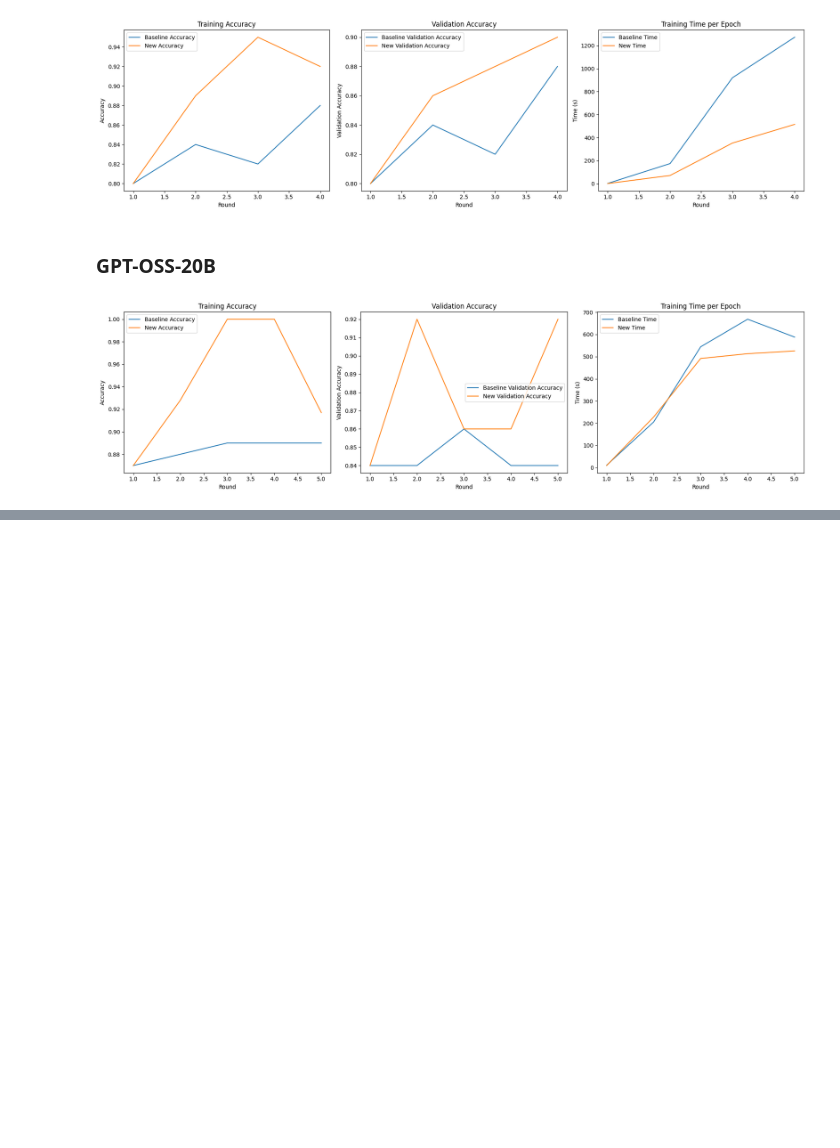
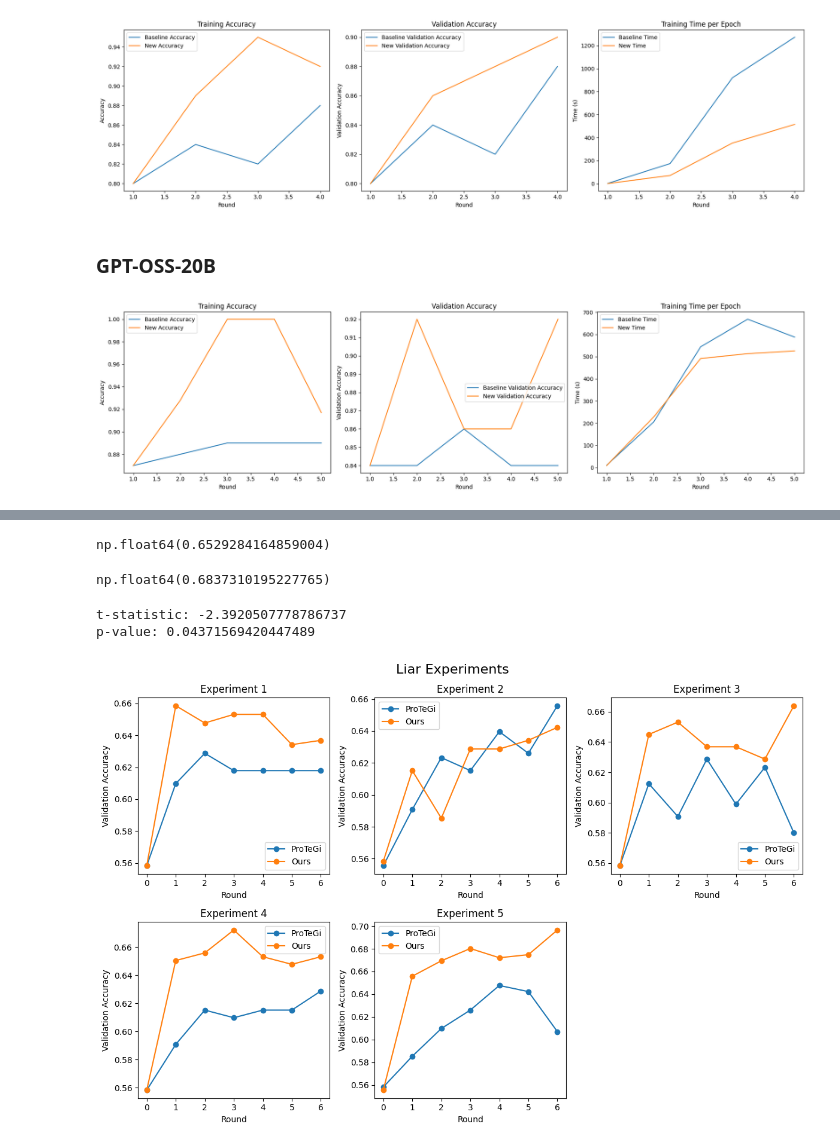
Before and after one commit to viet2005-68/APO, a Jupyter notebook: sample.ipynb, the cells around one changed output, grey strips where cells are left out. Cells and saved outputs as stored; diff of their text form; code cells hidden in the pictures; blank space fills up the shorter version.

```diff
--- a/sample.ipynb
+++ b/sample.ipynb
@@ -90,0 +159,75 @@ plt.show()
+# %%
+mean_protegi_test_acc = protegi_test_samples.mean()
+mean_protegi_test_acc
+# %% [output]
+np.float64(0.6529284164859004)
+# %%
+mean_ours_test_acc = ours_test_samples.mean()
+mean_ours_test_acc
+# %% [output]
+np.float64(0.6837310195227765)
+# %%
+group1 = protegi_test_samples
+group2 = ours_test_samples
+
+t_stat, p_value = ttest_ind(group1, group2)
+
+print("t-statistic:", t_stat)
+print("p-value:", p_value)
+# %% [output]
+t-statistic: -2.3920507778786737
+p-value: 0.04371569420447489
+# %%
+epochs = list(range(0, 7))
+
+# Create a figure with 2 rows and 3 columns
+fig, axes = plt.subplots(2, 3, figsize=(12, 8))  # wider & taller for 2 rows
+
+# Flatten axes array for easy indexing
+axes = axes.flatten()
+
+axes[0].plot(epochs, pass_1["val_acc"], marker='o', label="ProTeGi")
+axes[0].plot(epochs, ours_pass_1["val_acc"], marker='o', label="Ours")
+axes[0].set_xlabel("Round")
+axes[0].set_ylabel("Validation Accuracy")
+axes[0].set_title("Experiment 1")
+axes[0].legend()
+
+axes[1].plot(epochs, pass_2["val_acc"], marker='o', label="ProTeGi")
+axes[1].plot(epochs, ours_pass_2["val_acc"], marker='o', label="Ours")
+axes[1].set_xlabel("Round")
+axes[1].set_ylabel("Validation Accuracy")
+axes[1].set_title("Experiment 2")
+axes[1].legend()
+
+axes[2].plot(epochs, pass_3["val_acc"], marker='o', label="ProTeGi")
+axes[2].plot(epochs, ours_pass_3["val_acc"], marker='o', label="Ours")
+axes[2].set_xlabel("Round")
+axes[2].set_ylabel("Validation Accuracy")
+axes[2].set_title("Experiment 3")
+axes[2].legend()
+
+axes[3].plot(epochs, pass_4["val_acc"], marker='o', label="ProTeGi")
+axes[3].plot(epochs, ours_pass_4["val_acc"], marker='o', label="Ours")
+axes[3].set_xlabel("Round")
+axes[3].set_ylabel("Validation Accuracy")
+axes[3].set_title("Experiment 4")
+axes[3].legend()
+
+axes[4].plot(epochs, pass_5["val_acc"], marker='o', label="ProTeGi")
+axes[4].plot(epochs, ours_pass_5["val_acc"], marker='o', label="Ours")
+axes[4].set_xlabel("Round")
+axes[4].set_ylabel("Validation Accuracy")
+axes[4].set_title("Experiment 5")
+axes[4].legend()
+
+# Remove the unused 6th subplot
+axes[5].axis("off")
+
+# Global title
+fig.suptitle("Liar Experiments", fontsize=16)
+
+plt.tight_layout()
+plt.show()
+# %% [output]
+[figure, added]
```
Also changed, not shown: parts of 9 cells of this notebook, 4 other files.
